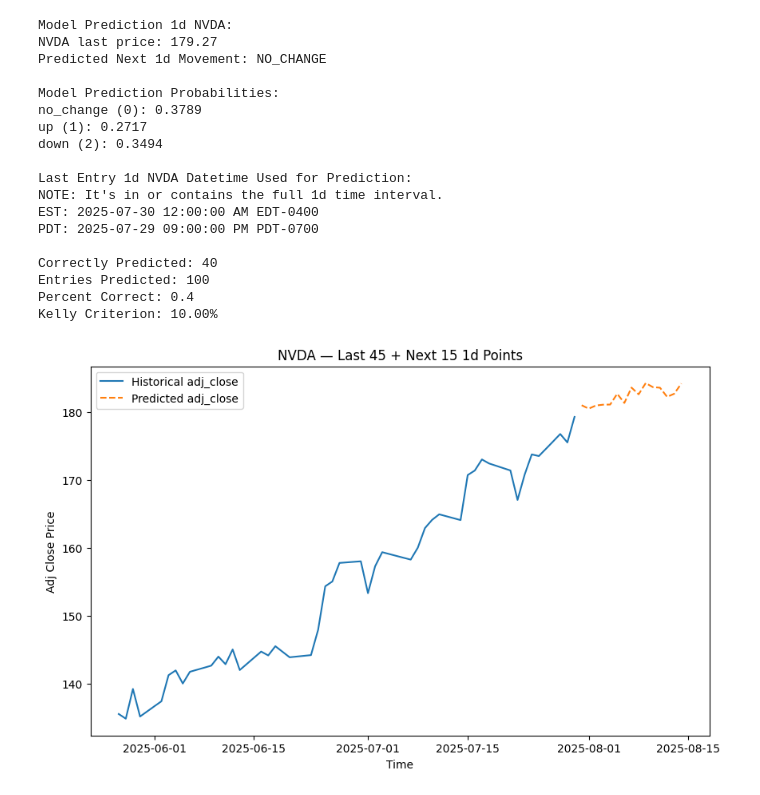
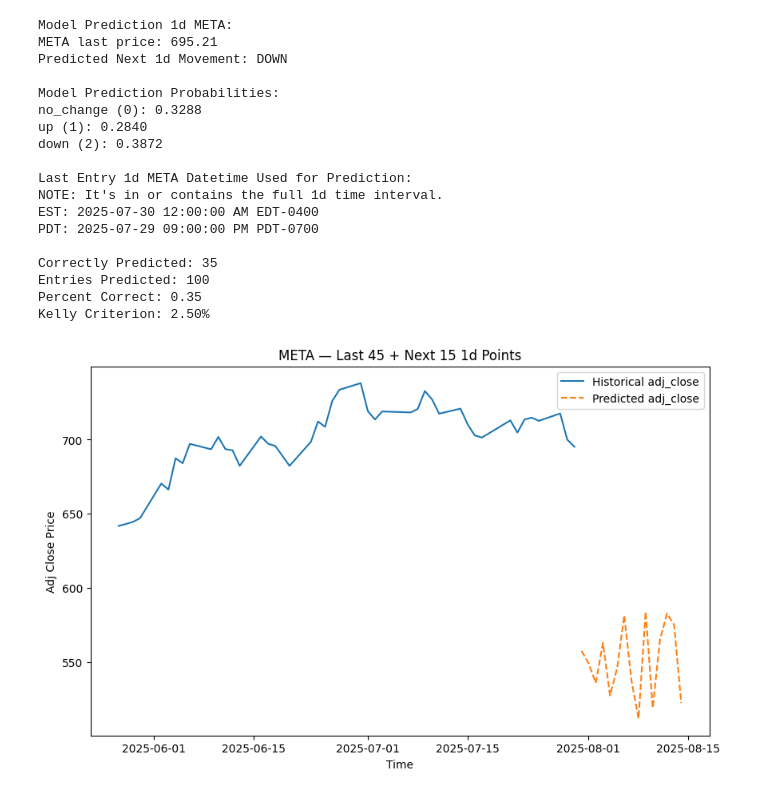
Before and after one commit to yuchild/stock_production_agg, a Jupyter notebook: validations.ipynb, the cells around one changed output. Drawn from its saved outputs; the diff is of its cells as text; code cells hidden in the pictures.

```diff
--- a/validations.ipynb
+++ b/validations.ipynb
@@ -33,7 +33,7 @@ f.make_master_table(stock_set, interval)
 # %%
 f.xg_boost_model(interval, grid_search_on=True)
 # %%
-symbol = 'nvda'.upper()
+symbol = 'meta'.upper()
 interval = '1d'
 f.model_prospect(symbol, interval, build=False)
 df_val = f.model_validation(symbol, interval)
@@ -45,33 +45,33 @@ p = correctly_predicted / entries_predicted # percent correct
 print(f'Percent Correct: {p}')
 print(f'Kelly Criterion: {f.kelly_c(p=[p], l=1, g=2)[0]:.2%}')
 # %% [output]
-Model Prediction 1d NVDA:
-NVDA last price: 179.27
-Predicted Next 1d Movement: NO_CHANGE
+Model Prediction 1d META:
+META last price: 695.21
+Predicted Next 1d Movement: DOWN
 
 Model Prediction Probabilities:
-no_change (0): 0.3789
-up (1): 0.2717
-down (2): 0.3494
+no_change (0): 0.3288
+up (1): 0.2840
+down (2): 0.3872
 
-Last Entry 1d NVDA Datetime Used for Prediction:
+Last Entry 1d META Datetime Used for Prediction:
 NOTE: It's in or contains the full 1d time interval.
 EST: 2025-07-30 12:00:00 AM EDT-0400
 PDT: 2025-07-29 09:00:00 PM PDT-0700
 
-Correctly Predicted: 40
+Correctly Predicted: 35
 Entries Predicted: 100
-Percent Correct: 0.4
-Kelly Criterion: 10.00%
+Percent Correct: 0.35
+Kelly Criterion: 2.50%
 # %%
 # regressor model
 # Train the 15-step-ahead model on your aggregated data:
 f.xg_boost_reg_model(interval="1m", grid_search_on=True)
 # %%
 # Then for any symbol, plot the last 45 days plus the next 15-day forecast:
-f.plot_adj_close("nvda", interval="1d")
+f.plot_adj_close("meta", interval="1d")
 # %% [output]
-[figure, old version]
+[figure, new version]
 # %%
 import os
 import warnings
```
Also changed, not shown: parts of 1 cell of this notebook, 3 other files.
